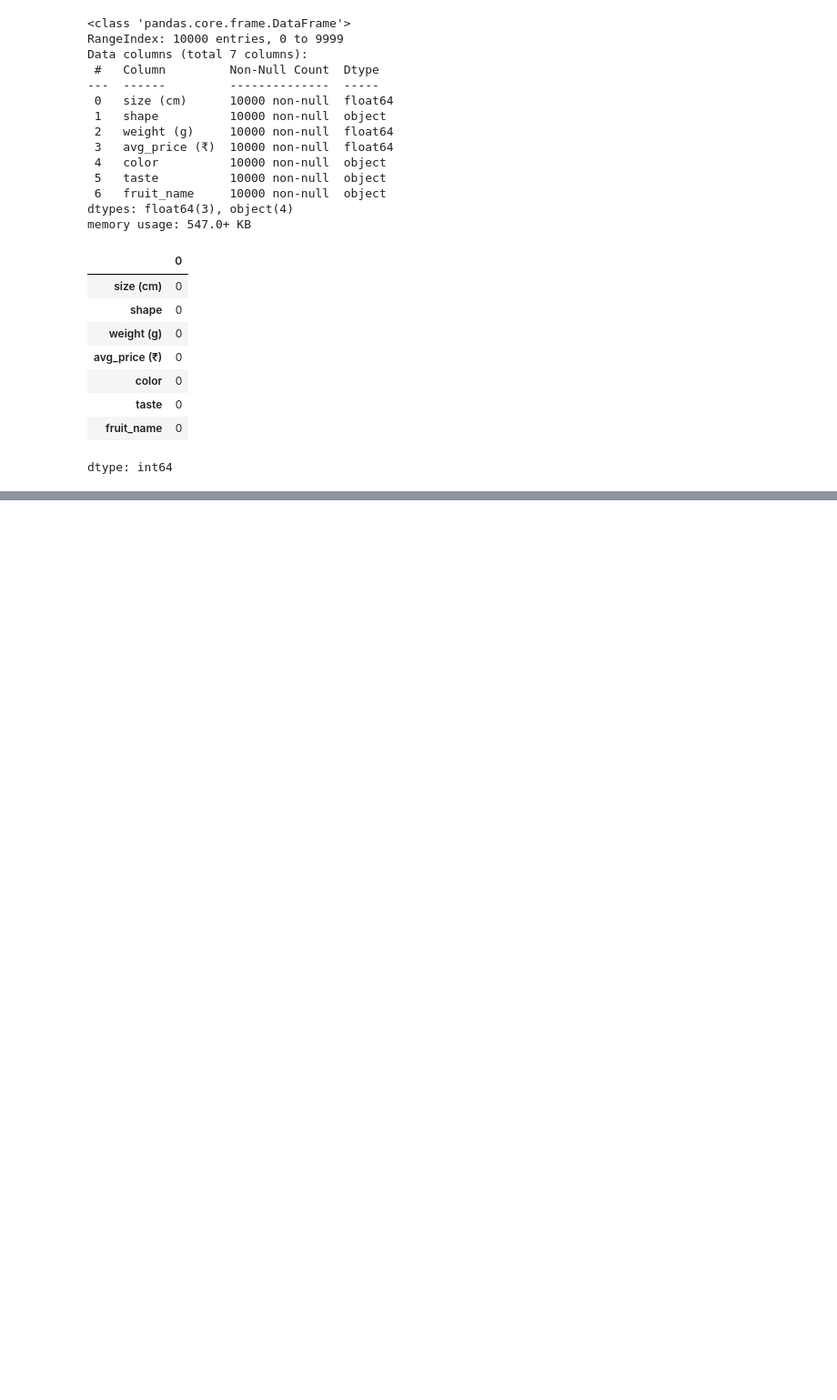
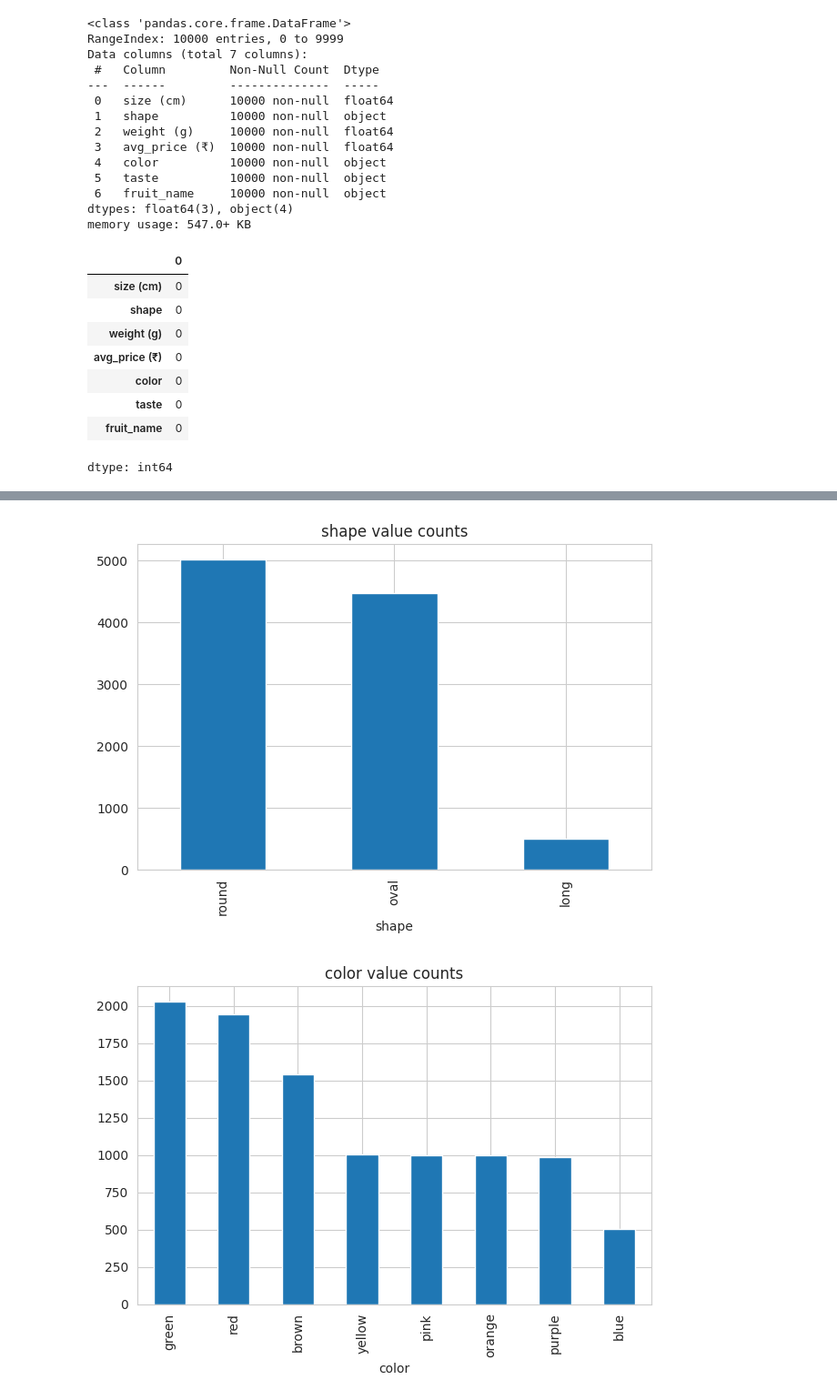
Before and after one commit to sonjoy1s/kaggle_project, a Jupyter notebook: fruit_classification.ipynb, the cells around one changed output, grey strips where cells are left out. Shown at 91% size. Saved outputs shown, nothing was run; the diff lists cells and outputs as text; code cells hidden in the pictures; blank space fills up the shorter version.

```diff
--- a/fruit_classification.ipynb
+++ b/fruit_classification.ipynb
@@ -53,0 +93,11 @@ dtype: int64
+# %%
+categorical_col = ['shape','color',	'taste']
+# %%
+for c in categorical_col:
+  df[c].value_counts().plot(kind='bar')
+  plt.title(f'{c} value counts')
+  plt.tight_layout()
+  plt.show()
+# %% [output]
+[figure, added]
+[figure, added]
```
Also changed, not shown: parts of 21 cells of this notebook.
